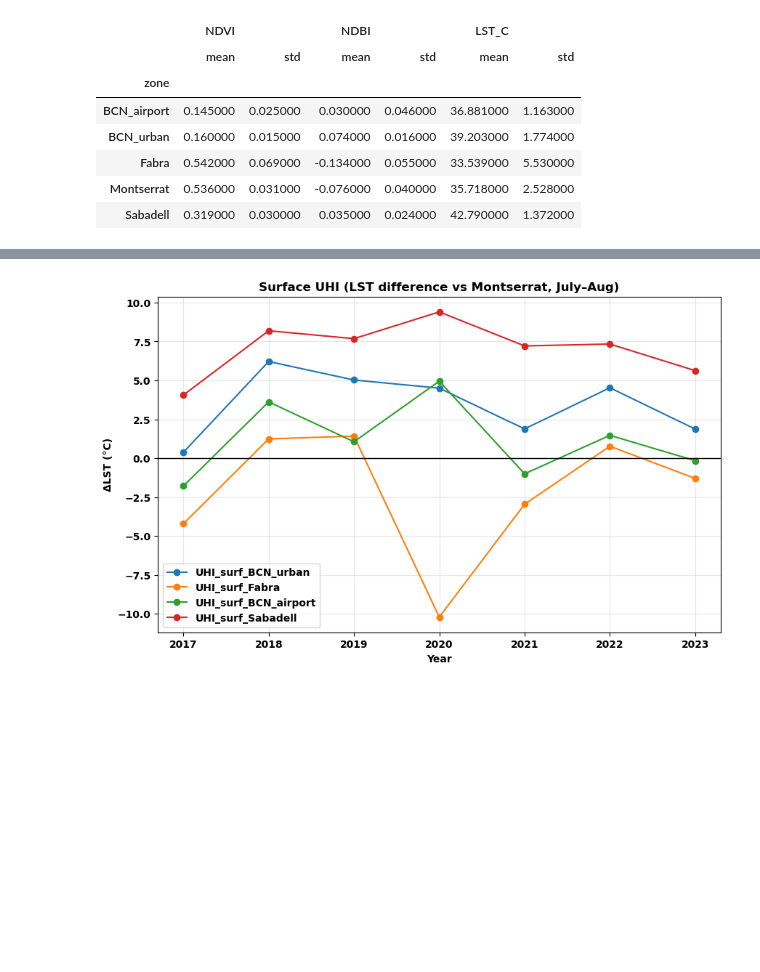
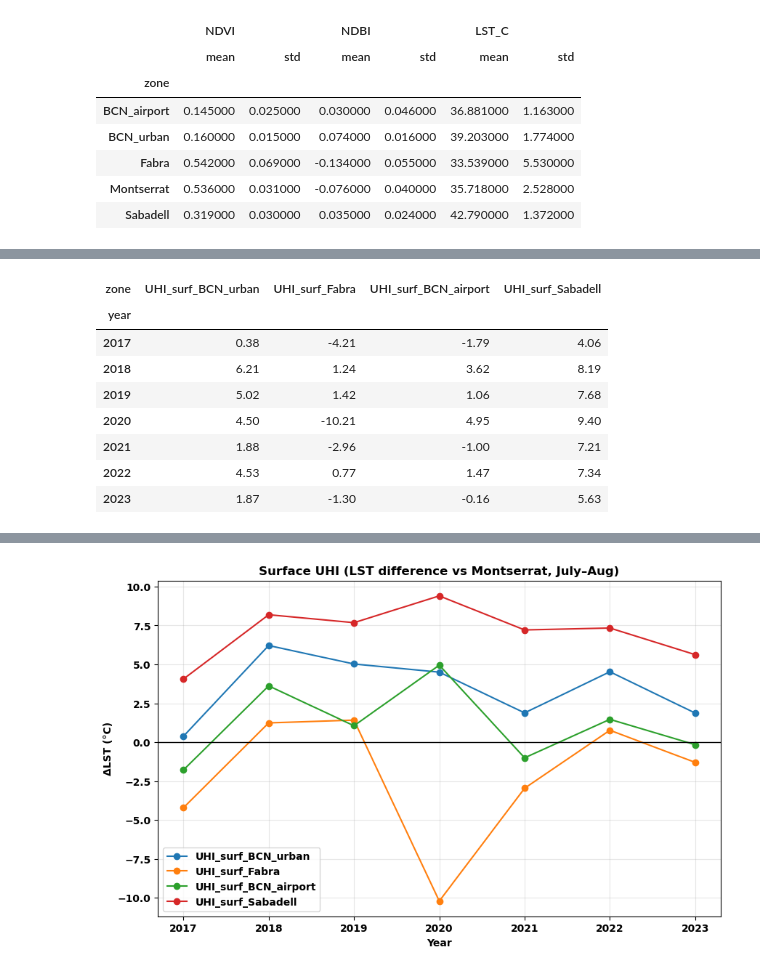
Before and after one commit to rogerespinosamorros/UHI-Barcelona, a Jupyter notebook: notebooks/uhi_satellite_ndvi_ndbi_lst.ipynb, the cells around one changed output, grey strips where cells are left out. Cells and saved outputs as stored; diff of their text form; code cells hidden in the pictures; blank space fills up the shorter version.

```diff
--- a/notebooks/uhi_satellite_ndvi_ndbi_lst.ipynb
+++ b/notebooks/uhi_satellite_ndvi_ndbi_lst.ipynb
@@ -651,0 +782,12 @@ surf_pivot
+# %%
+uhi_surf_only.round(2)
+# %% [output]
+| zone | UHI_surf_BCN_urban | UHI_surf_Fabra | UHI_surf_BCN_airport | UHI_surf_Sabadell |
+| year |  |  |  |  |
+| 2017 | 0.38 | -4.21 | -1.79 | 4.06 |
+| 2018 | 6.21 | 1.24 | 3.62 | 8.19 |
+| 2019 | 5.02 | 1.42 | 1.06 | 7.68 |
+| 2020 | 4.50 | -10.21 | 4.95 | 9.40 |
+| 2021 | 1.88 | -2.96 | -1.00 | 7.21 |
+| 2022 | 4.53 | 0.77 | 1.47 | 7.34 |
+| 2023 | 1.87 | -1.30 | -0.16 | 5.63 |
```
Also changed, not shown: parts of 8 cells of this notebook, 18 other files.
